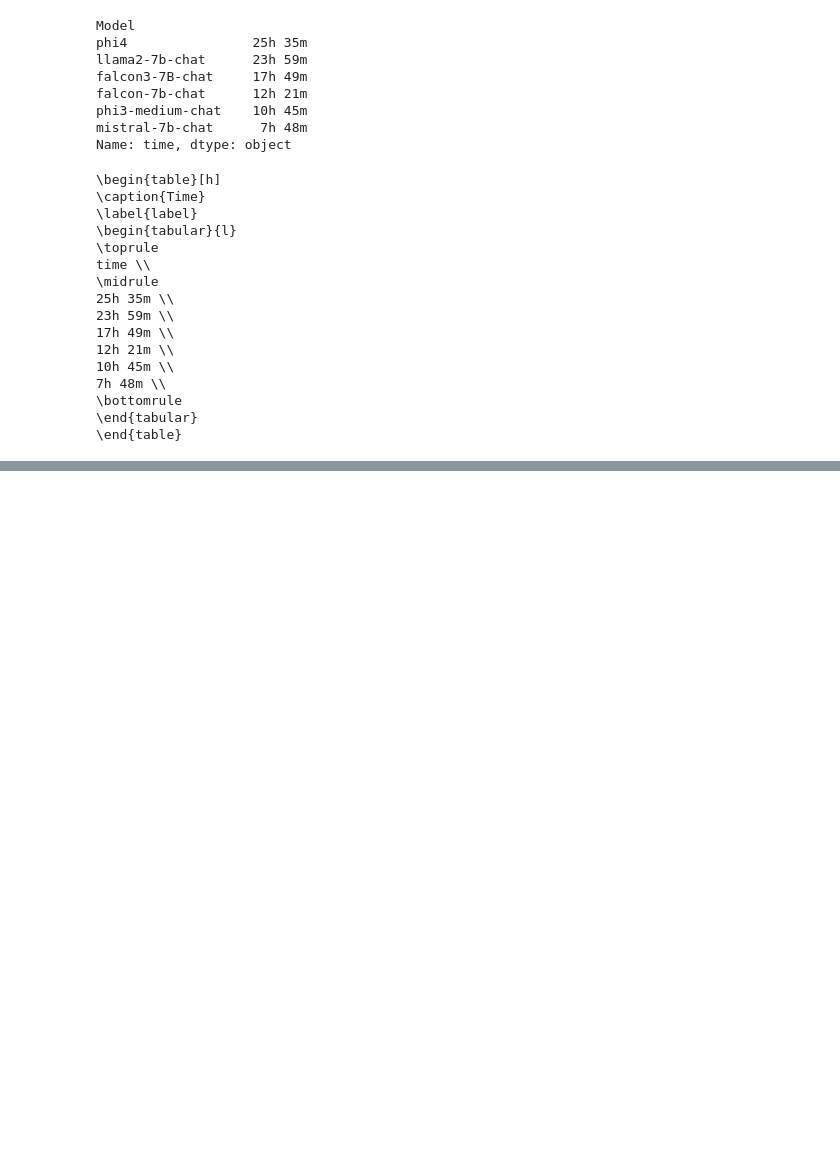
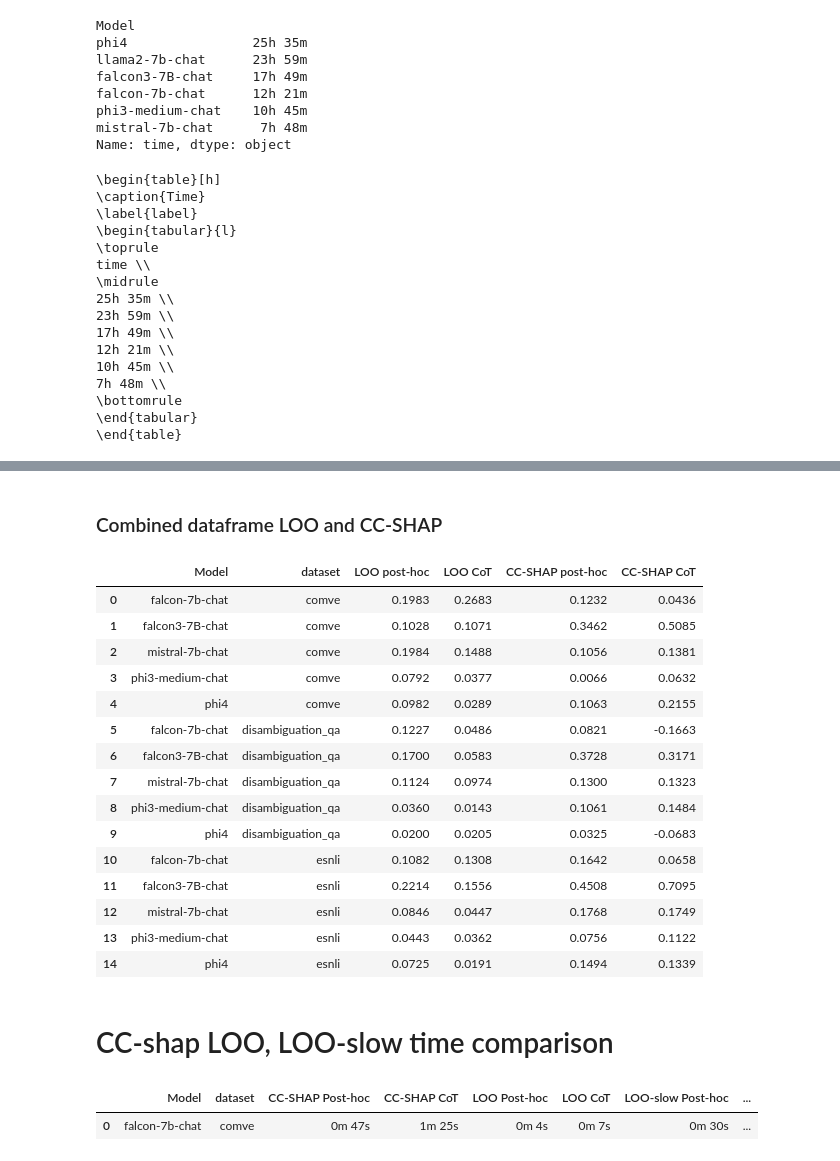
Before and after one commit to Rickvanderveen/FACT-AI, a Jupyter notebook: CC-SHAP/result_analysis.ipynb, the cells around one changed output, grey strips where cells are left out. Drawn from its saved outputs; the diff is of its cells as text; code cells hidden in the pictures; blank space fills up the shorter version.

```diff
--- a/CC-SHAP/result_analysis.ipynb
+++ b/CC-SHAP/result_analysis.ipynb
@@ -312,0 +422,52 @@ time \\
+# %% [markdown]
+### Combined dataframe LOO and CC-SHAP
+# %%
+cosim_posthoc_loo_dataframe = cosim_loo_dataframe
+cosim_posthoc_loo_dataframe['CC-SHAP post-hoc'] = cosim_ccshap_dataframe['CC-SHAP post-hoc']
+cosim_posthoc_loo_dataframe['CC-SHAP CoT'] = cosim_ccshap_dataframe['CC-SHAP CoT']
+# Drop columns we wont actually need
+cosim_posthoc_loo_dataframe.drop(['time', 'n_examples'], axis=1, inplace=True)
+cosim_posthoc_loo_dataframe
+# %% [output]
+|  | Model | dataset | LOO post-hoc | LOO CoT | CC-SHAP post-hoc | CC-SHAP CoT |
+| 0 | falcon-7b-chat | comve | 0.1983 | 0.2683 | 0.1232 | 0.0436 |
+| 1 | falcon3-7B-chat | comve | 0.1028 | 0.1071 | 0.3462 | 0.5085 |
+| 2 | mistral-7b-chat | comve | 0.1984 | 0.1488 | 0.1056 | 0.1381 |
+| 3 | phi3-medium-chat | comve | 0.0792 | 0.0377 | 0.0066 | 0.0632 |
+| 4 | phi4 | comve | 0.0982 | 0.0289 | 0.1063 | 0.2155 |
+| 5 | falcon-7b-chat | disambiguation_qa | 0.1227 | 0.0486 | 0.0821 | -0.1663 |
+| 6 | falcon3-7B-chat | disambiguation_qa | 0.1700 | 0.0583 | 0.3728 | 0.3171 |
+| 7 | mistral-7b-chat | disambiguation_qa | 0.1124 | 0.0974 | 0.1300 | 0.1323 |
+| 8 | phi3-medium-chat | disambiguation_qa | 0.0360 | 0.0143 | 0.1061 | 0.1484 |
+| 9 | phi4 | disambiguation_qa | 0.0200 | 0.0205 | 0.0325 | -0.0683 |
+| 10 | falcon-7b-chat | esnli | 0.1082 | 0.1308 | 0.1642 | 0.0658 |
+| 11 | falcon3-7B-chat | esnli | 0.2214 | 0.1556 | 0.4508 | 0.7095 |
+| 12 | mistral-7b-chat | esnli | 0.0846 | 0.0447 | 0.1768 | 0.1749 |
+| 13 | phi3-medium-chat | esnli | 0.0443 | 0.0362 | 0.0756 | 0.1122 |
+| 14 | phi4 | esnli | 0.0725 | 0.0191 | 0.1494 | 0.1339 |
+# %% [markdown]
+# CC-shap LOO, LOO-slow time comparison
+# %%
+time_comparison_ccshap_loo = []
+experiments_time_comparison = list((result_dir / "timing").glob("*.json"))
+for experiment in experiments_time_comparison:
+    result = ExperimentResult(load_json_file(experiment))
+
+    args = result.args
+
+    time_comparison_ccshap_loo.append({
+        "Model": find_arg(args, "model_name"),
+        "dataset": find_arg(args, "c_task"),
+        "CC-SHAP Post-hoc": result.get_time_variable_average("cc_shap_posthoc_time"),
+        "CC-SHAP CoT": result.get_time_variable_average("cc_shap_cot_time"),
+        "LOO Post-hoc": result.get_time_variable_average("loo_posthoc_time"),
+        "LOO CoT": result.get_time_variable_average("loo_cot_time"),
+        "LOO-slow Post-hoc": result.get_time_variable_average("loo_posthoc_slow_time"),
+        "LOO-slow CoT": result.get_time_variable_average("loo_cot_slow_time"),
+    })
+
+time_comparison_ccshap_loo = pd.DataFrame(time_comparison_ccshap_loo)
+time_comparison_ccshap_loo
+# %% [output]
+|  | Model | dataset | CC-SHAP Post-hoc | CC-SHAP CoT | LOO Post-hoc | LOO CoT | LOO-slow Post-hoc | ... |
+| 0 | falcon-7b-chat | comve | 0m 47s | 1m 25s | 0m 4s | 0m 7s | 0m 30s | ... |
```
Also changed, not shown: parts of 13 cells of this notebook, 1 other file.
